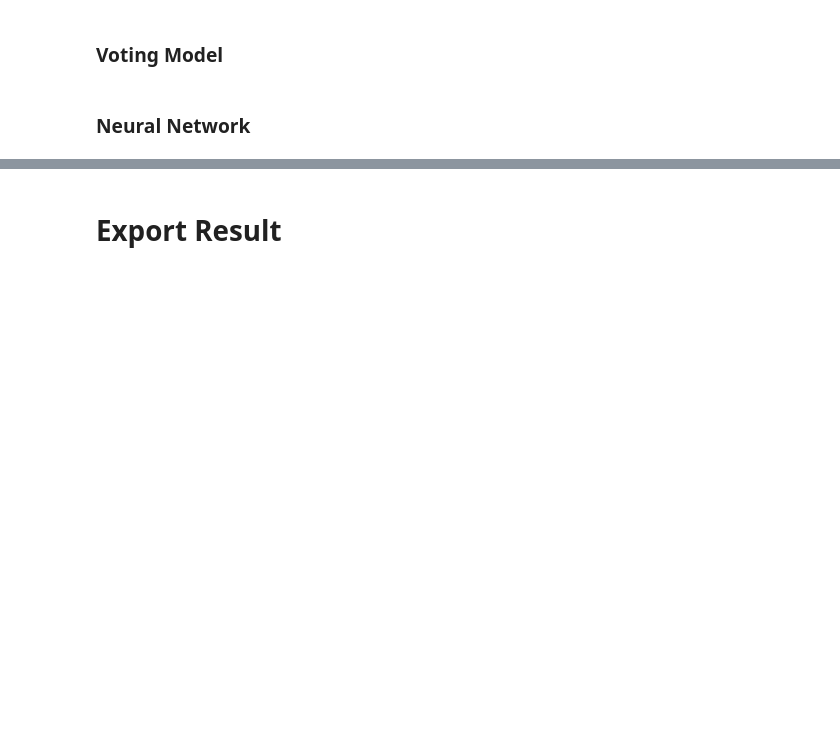
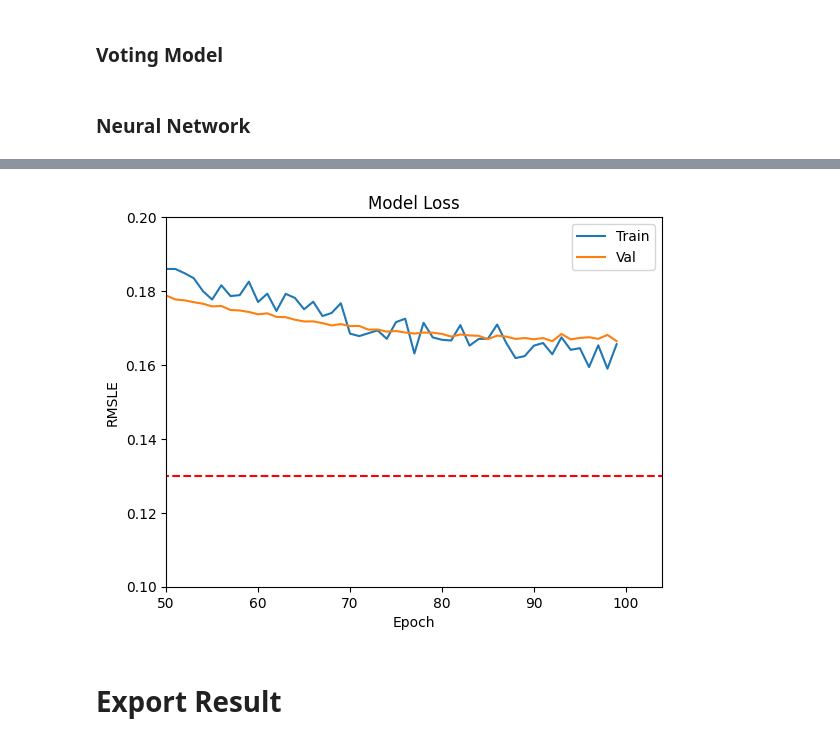
Before and after one commit to HelloSunPKU2023/Kaggle, a Jupyter notebook: HousePrice/HousePrice.ipynb, the cells around one changed output, grey strips where cells are left out. Saved outputs shown, nothing was run; the diff lists cells and outputs as text; code cells hidden in the pictures; blank space fills up the shorter version.

```diff
--- a/HousePrice/HousePrice.ipynb
+++ b/HousePrice/HousePrice.ipynb
@@ -916,3 +1004,9 @@ plot_history(history, top=.2, left=50)
+# %%
+best_nn_model = es.model
+
+plot_history(history, top=0.2, left=50)
+# %% [output]
+[figure, new version]
 # %% [markdown]
 # Export Result
 # %%
```
Also changed, not shown: parts of 15 cells of this notebook.
